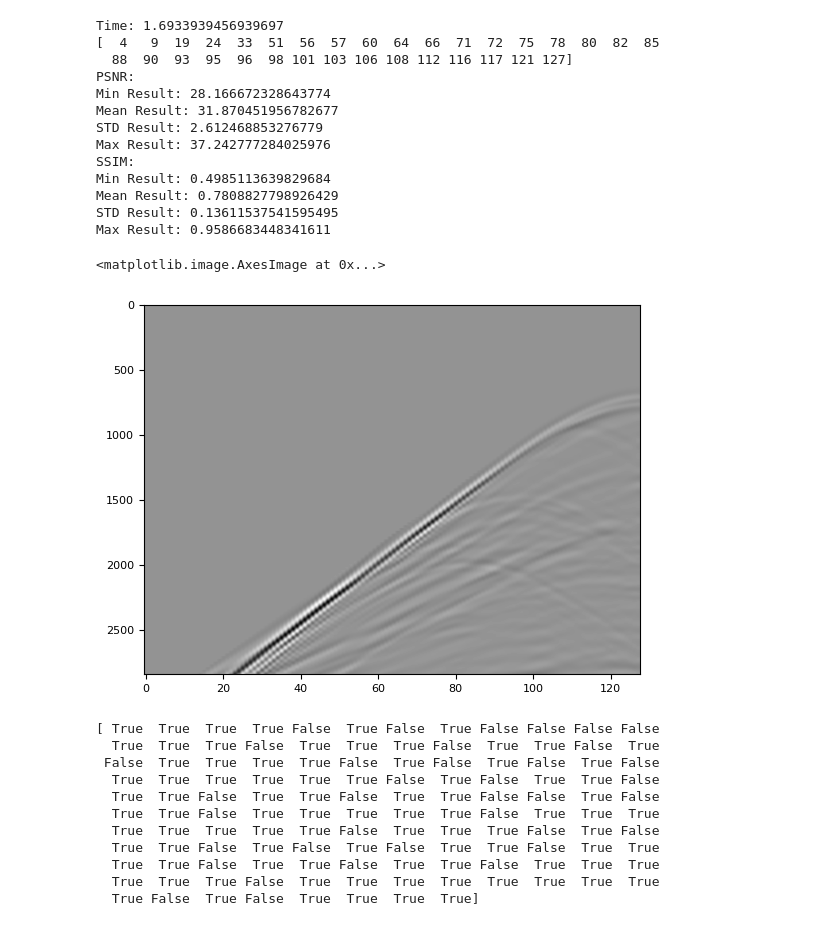
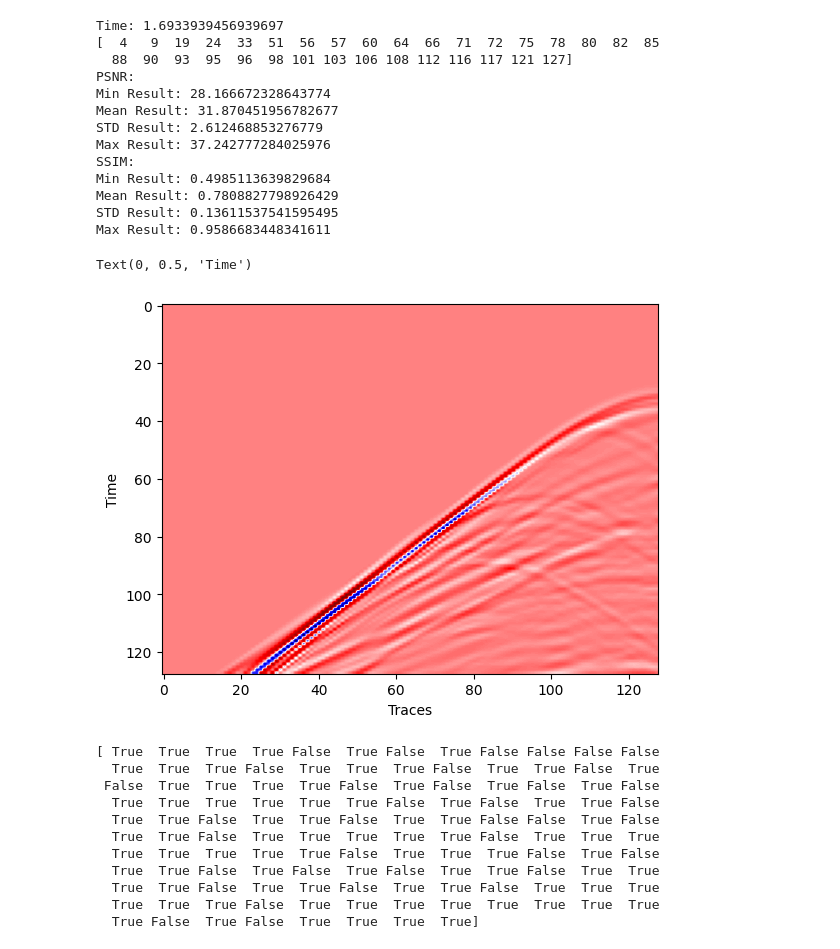
Before and after one commit to luismiguel13/seismic_simulations, a Jupyter notebook: Test_mask_fastmarchig_Traces07.ipynb, the cells around one changed output. Drawn from its saved outputs; the diff is of its cells as text; code cells hidden in the pictures.

Commit message:
results and images

```diff
--- a/Test_mask_fastmarchig_Traces07.ipynb
+++ b/Test_mask_fastmarchig_Traces07.ipynb
@@ -71,13 +85,15 @@ STD Result: 0.13611537541595495
 Max Result: 0.9586683448341611
 # %%
 # Marmousi (marine) 0.7
-data_path = "data/data_seismic_marine_25m_81shots.npy"
+data_path = "data/Marmousi_marine_128x128x81.npy"
 data = np.load(data_path)
 index = 15
-plt.imshow(data[:,:,index],aspect='auto',cmap='gray')
+plt.imshow(data[:,:,index],aspect='auto',cmap='seismic')
+plt.xlabel("Traces")
+plt.ylabel("Time")
 # %% [output]
-<matplotlib.image.AxesImage at 0x...>
+Text(0, 0.5, 'Time')
-[figure, old version]
+[figure, new version]
 # %%
 traces = [4,6,8,9,10,11,15,19,22,24,29,31,33,35,42,44,47,50,53,56,57,59,62,68,77,81,83,86,88,90,93,98,101,104,111,121,123]
 H_ = matriz_H(index=traces,size=128)
```
Also changed, not shown: parts of 1 cell of this notebook, 19 other files.
